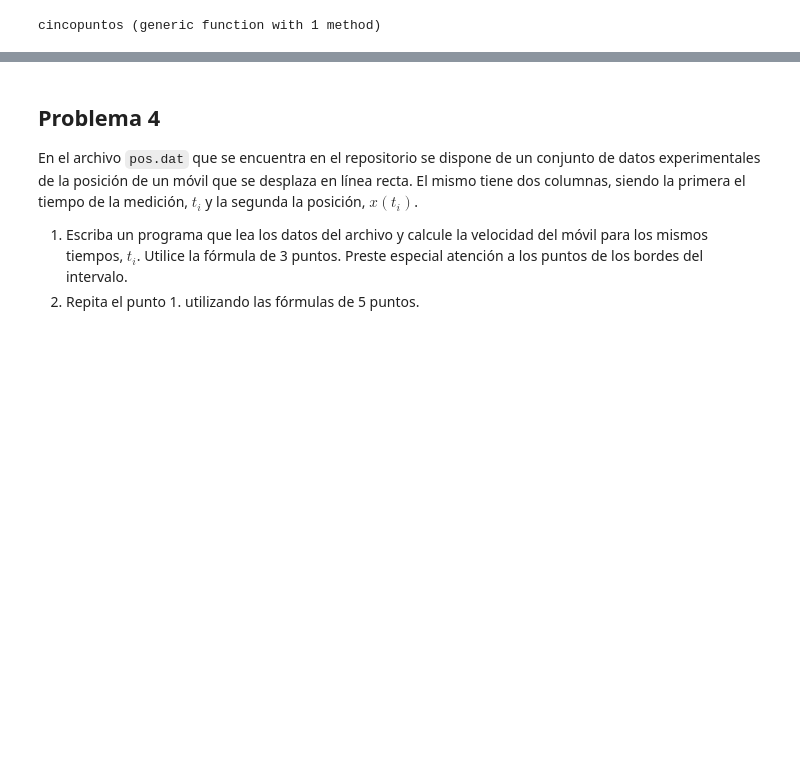
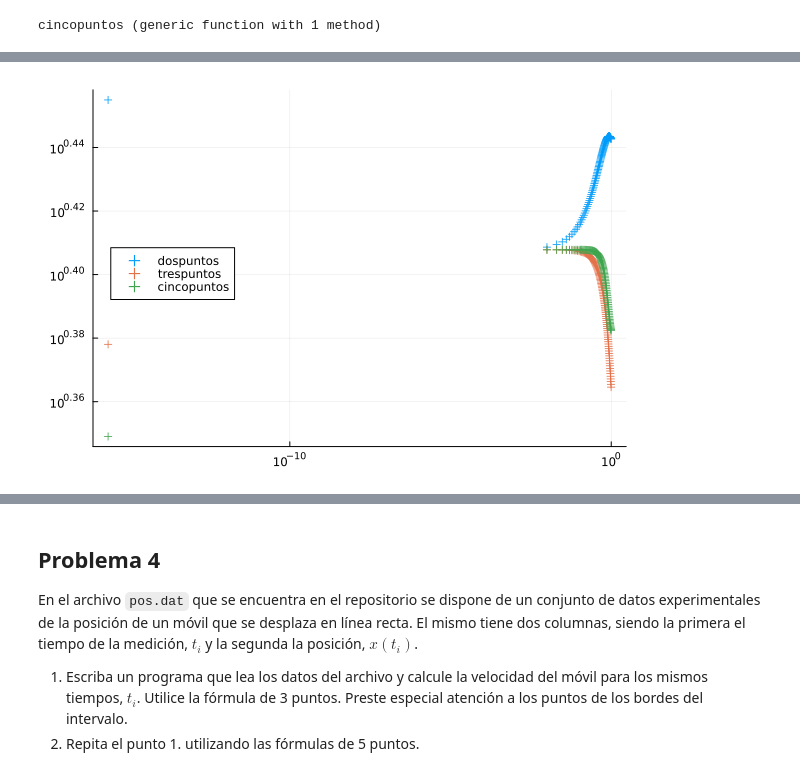
Before and after one commit to Chezar2/metodos-numericos, a Jupyter notebook: guia5-cesar.ipynb, the cells around one changed output, grey strips where cells are left out. Cells and saved outputs as stored; diff of their text form; code cells hidden in the pictures; blank space fills up the shorter version.

```diff
--- a/guia5-cesar.ipynb
+++ b/guia5-cesar.ipynb
@@ -102,0 +121,11 @@ g (generic function with 1 method)
+# %%
+#hago el segundo gráfico
+#x=1
+intervalo = eps(1.0):0.01:1
+plot(intervalo,h->abs((f(1)-dospuntos(f,1,h))/f(1)),label="dospuntos",seriestype=:scatter,markershape=:cross)
+plot!(intervalo,h->abs((f(1)-trespuntos(f,1,h))/f(1)),label="trespuntos",seriestype=:scatter,markershape=:cross)
+plot!(intervalo,h->abs((f(1)-cincopuntos(f,1,h))/f(1)),label="cincopuntos",seriestype=:scatter,markershape=:cross)
+plot!(yscale=:log10,xscale=:log10)
+plot!(legend=:left) #aqui no molesta el cartel
+# %% [output]
+[figure, added]
```
Also changed, not shown: parts of 5 cells of this notebook.
